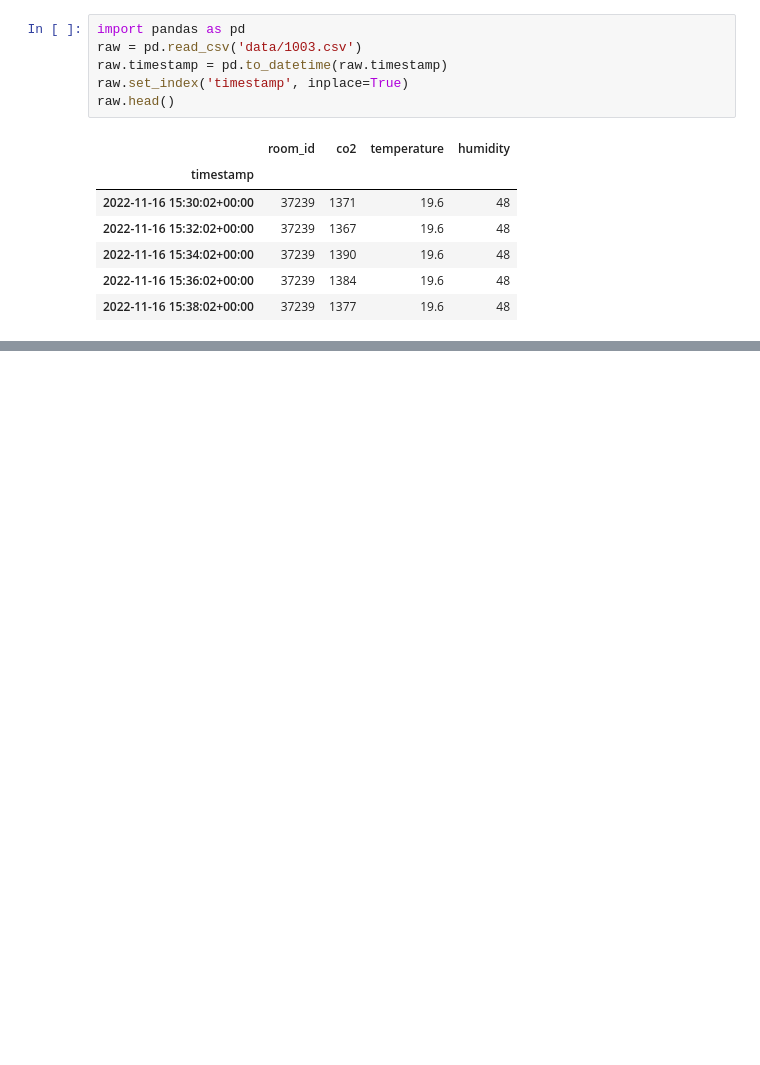
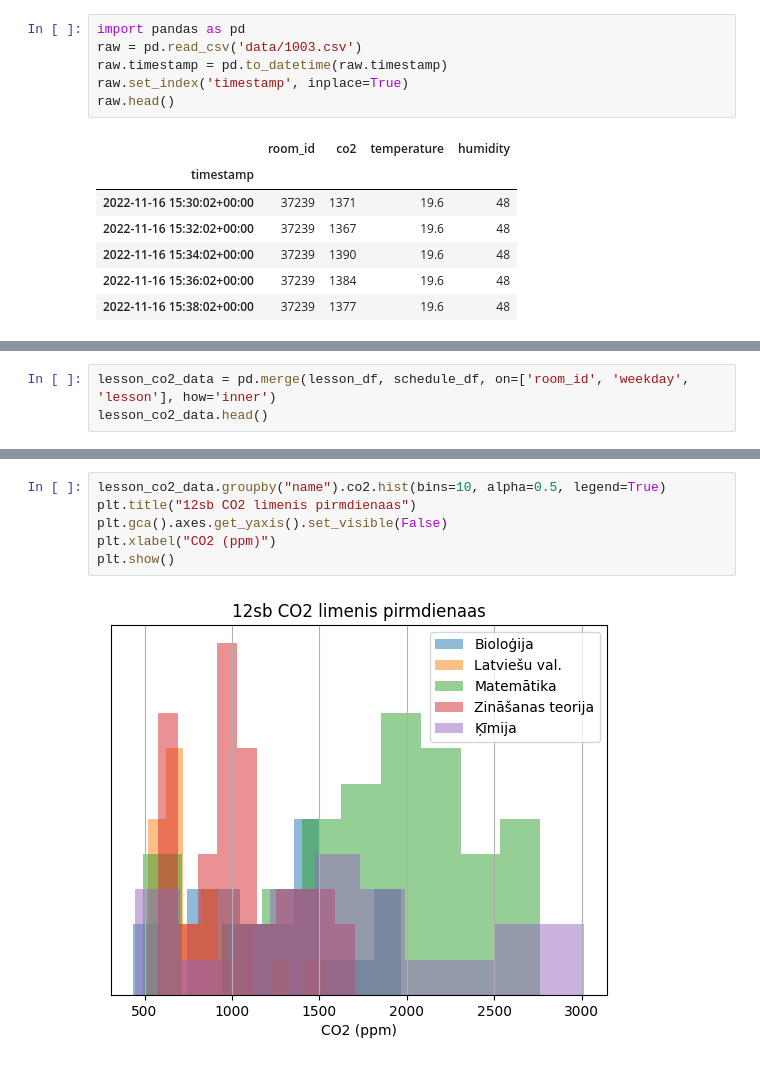
Before and after one commit to jekabsGritans/co2_dati, a Jupyter notebook: notebook.ipynb, the cells around one changed output, grey strips where cells are left out. Cells and saved outputs as stored; diff of their text form; blank space fills up the shorter version.

```diff
--- a/notebook.ipynb
+++ b/notebook.ipynb
@@ -90,0 +117,3 @@ lesson_df.head()
+# %%
+lesson_co2_data = pd.merge(lesson_df, schedule_df, on=['room_id', 'weekday', 'lesson'], how='inner')
+lesson_co2_data.head()
@@ -90,0 +127,8 @@ lesson_df.head()
+# %%
+lesson_co2_data.groupby("name").co2.hist(bins=10, alpha=0.5, legend=True)
+plt.title("12sb CO2 limenis pirmdienaas")
+plt.gca().axes.get_yaxis().set_visible(False)
+plt.xlabel("CO2 (ppm)")
+plt.show()
+# %% [output]
+[figure, added]
```
Also changed, not shown: parts of 5 cells of this notebook, 1 other file.
